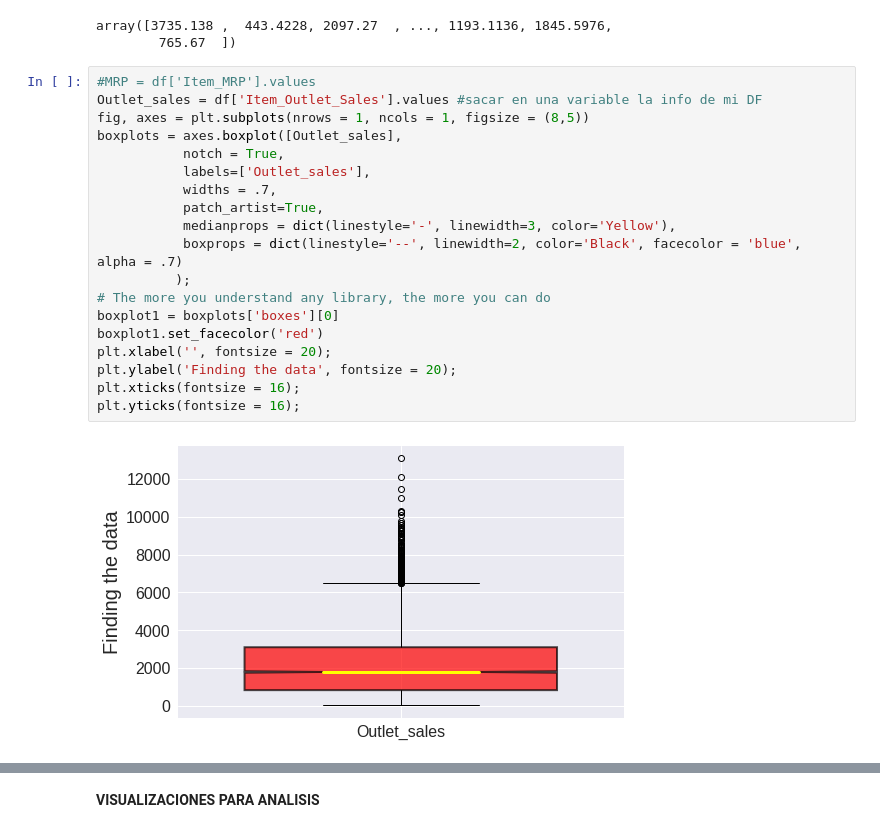
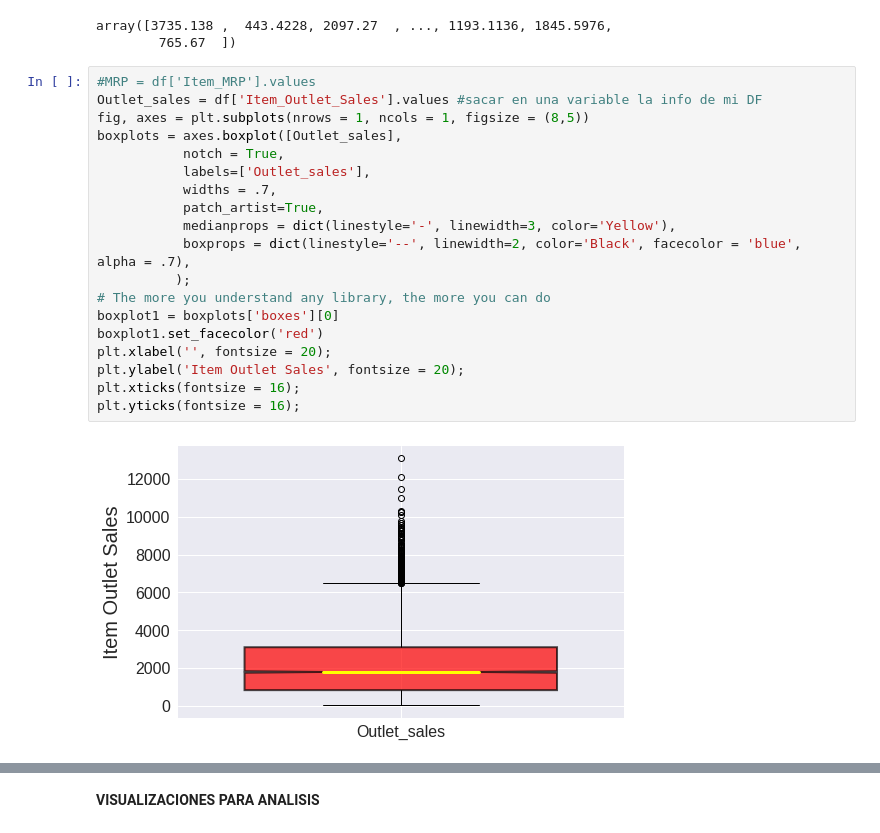
Before and after one commit to Angelica2929/sales_prediction, a Jupyter notebook: Prediccion_Ventas.ipynb, the cells around one changed output, grey strips where cells are left out. Saved outputs shown, nothing was run; the diff lists cells and outputs as text.

```diff
--- a/Prediccion_Ventas.ipynb
+++ b/Prediccion_Ventas.ipynb
@@ -290,24 +293,24 @@ array([3735.138 ,  443.4228, 2097.27  , ..., 1193.1136, 1845.5976,
 # %%
 #MRP = df['Item_MRP'].values
 Outlet_sales = df['Item_Outlet_Sales'].values #sacar en una variable la info de mi DF
 fig, axes = plt.subplots(nrows = 1, ncols = 1, figsize = (8,5))
 boxplots = axes.boxplot([Outlet_sales],
            notch = True,
            labels=['Outlet_sales'],
            widths = .7,
            patch_artist=True,
            medianprops = dict(linestyle='-', linewidth=3, color='Yellow'),
-           boxprops = dict(linestyle='--', linewidth=2, color='Black', facecolor = 'blue', alpha = .7)
+           boxprops = dict(linestyle='--', linewidth=2, color='Black', facecolor = 'blue', alpha = .7),
           );
 # The more you understand any library, the more you can do
 boxplot1 = boxplots['boxes'][0]
 boxplot1.set_facecolor('red')
 plt.xlabel('', fontsize = 20);
-plt.ylabel('Finding the data', fontsize = 20);
+plt.ylabel('Item Outlet Sales', fontsize = 20);
 plt.xticks(fontsize = 16);
 plt.yticks(fontsize = 16);
 # %% [output]
-[figure, old version]
+[figure, new version]
 # %%
 Visibility = df['Item_Visibility'].values #sacar en una variable la info de mi DF
 fig, axes = plt.subplots(nrows = 1, ncols = 1, figsize = (8,5))
```
Also changed, not shown: parts of 9 cells of this notebook.
